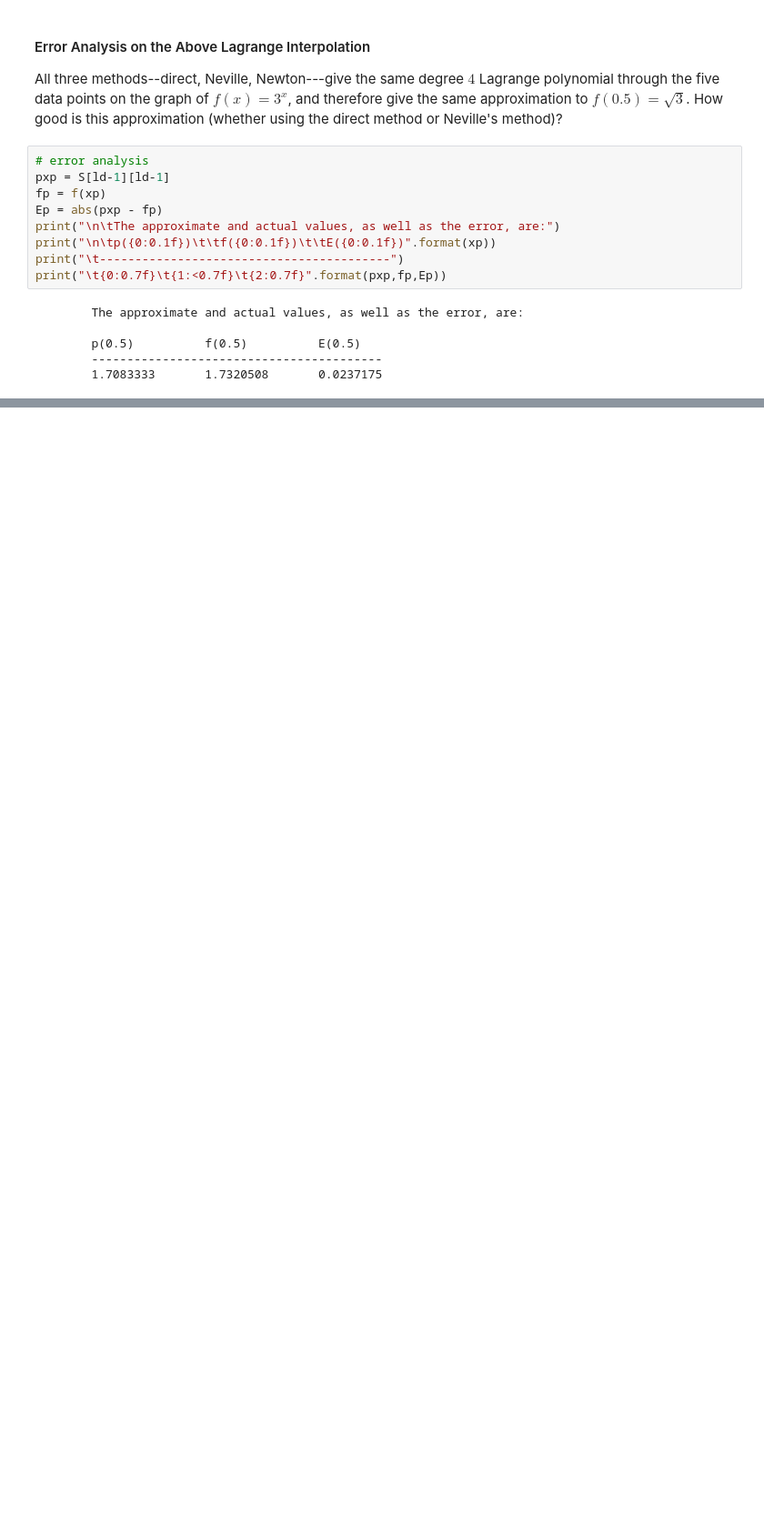
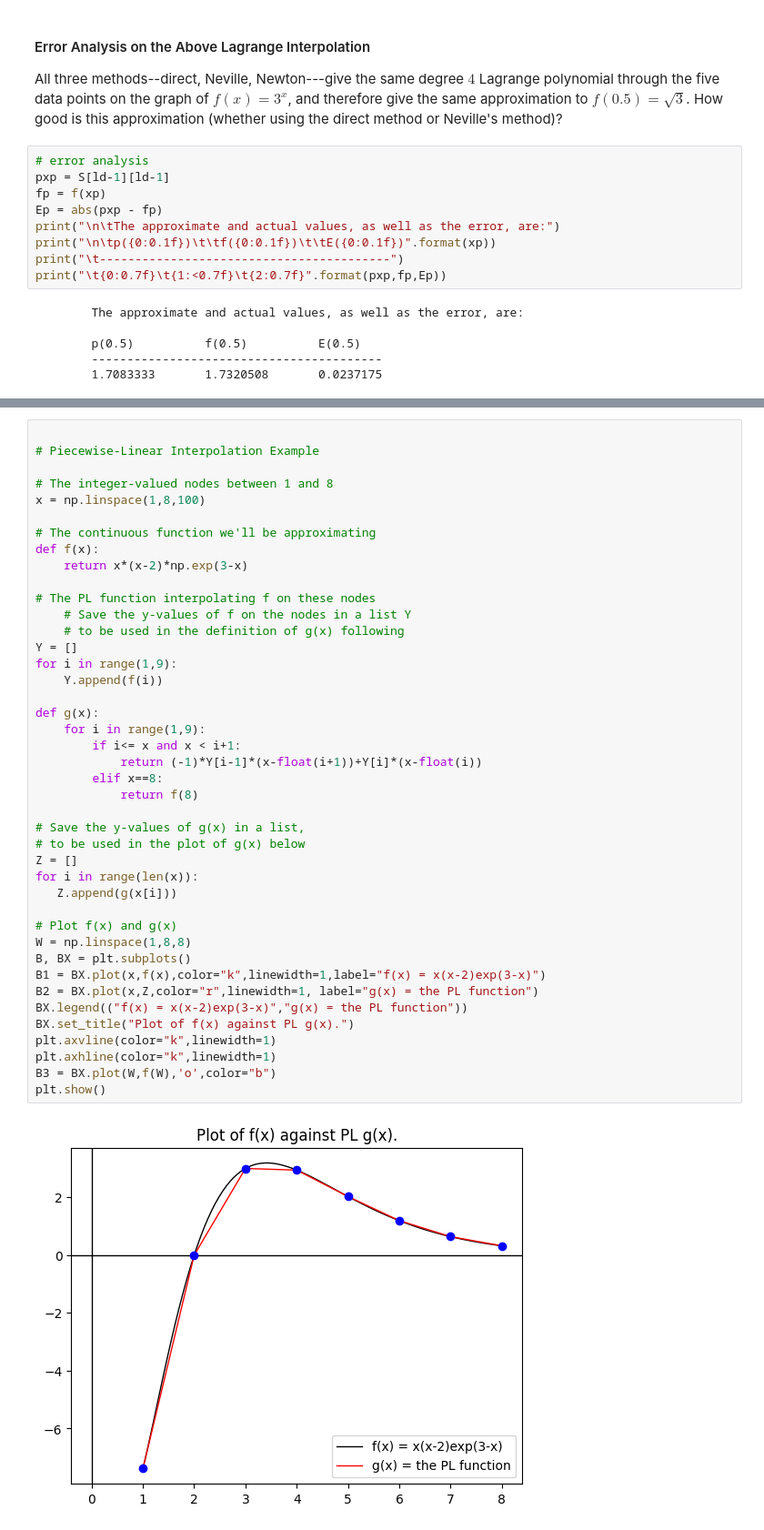
Before and after one commit to alexandernita/Interpolation, a Jupyter notebook: Polynomial_Interpolation.ipynb, the cells around one changed output, grey strips where cells are left out. Shown at 91% size. Saved outputs shown, nothing was run; the diff lists cells and outputs as text; blank space fills up the shorter version.

```diff
--- a/Polynomial_Interpolation.ipynb
+++ b/Polynomial_Interpolation.ipynb
@@ -550,0 +641,44 @@ print("\t{0:0.7f}\t{1:<0.7f}\t{2:0.7f}".format(pxp,fp,Ep))
+# %%
+
+# Piecewise-Linear Interpolation Example
+
+# The integer-valued nodes between 1 and 8
+x = np.linspace(1,8,100)
+
+# The continuous function we'll be approximating
+def f(x):
+    return x*(x-2)*np.exp(3-x)
+
+# The PL function interpolating f on these nodes
+    # Save the y-values of f on the nodes in a list Y
+    # to be used in the definition of g(x) following
+Y = []
+for i in range(1,9):
+    Y.append(f(i))
+
+def g(x):
+    for i in range(1,9):
+        if i<= x and x < i+1:
+            return (-1)*Y[i-1]*(x-float(i+1))+Y[i]*(x-float(i))
+        elif x==8:
+            return f(8)
+
+# Save the y-values of g(x) in a list,
+# to be used in the plot of g(x) below
+Z = []
+for i in range(len(x)):
+   Z.append(g(x[i]))
+
+# Plot f(x) and g(x)
+W = np.linspace(1,8,8)
+B, BX = plt.subplots()
+B1 = BX.plot(x,f(x),color="k",linewidth=1,label="f(x) = x(x-2)exp(3-x)")
+B2 = BX.plot(x,Z,color="r",linewidth=1, label="g(x) = the PL function")
+BX.legend(("f(x) = x(x-2)exp(3-x)","g(x) = the PL function"))
+BX.set_title("Plot of f(x) against PL g(x).")
+plt.axvline(color="k",linewidth=1)
+plt.axhline(color="k",linewidth=1)
+B3 = BX.plot(W,f(W),'o',color="b")
+plt.show()
+# %% [output]
+[figure, added]
```
Also changed, not shown: parts of 13 cells of this notebook, 1 other file.
